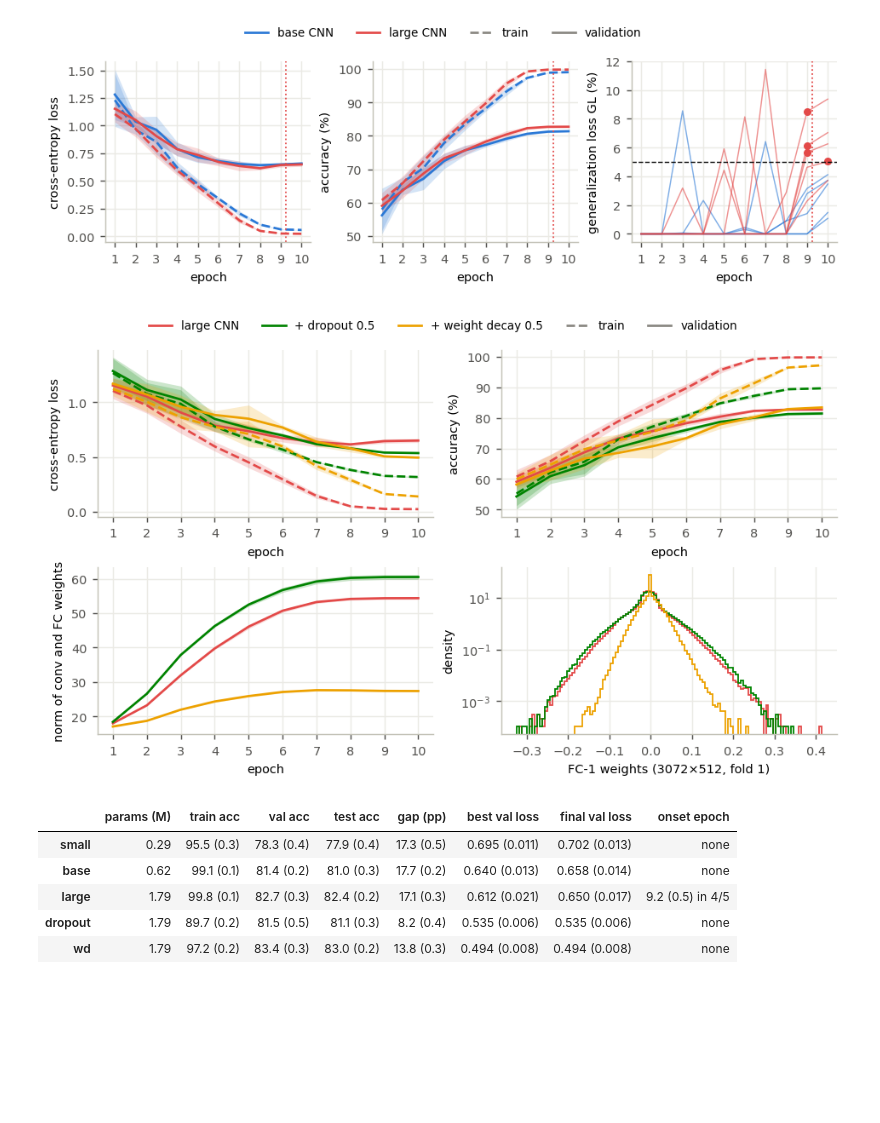
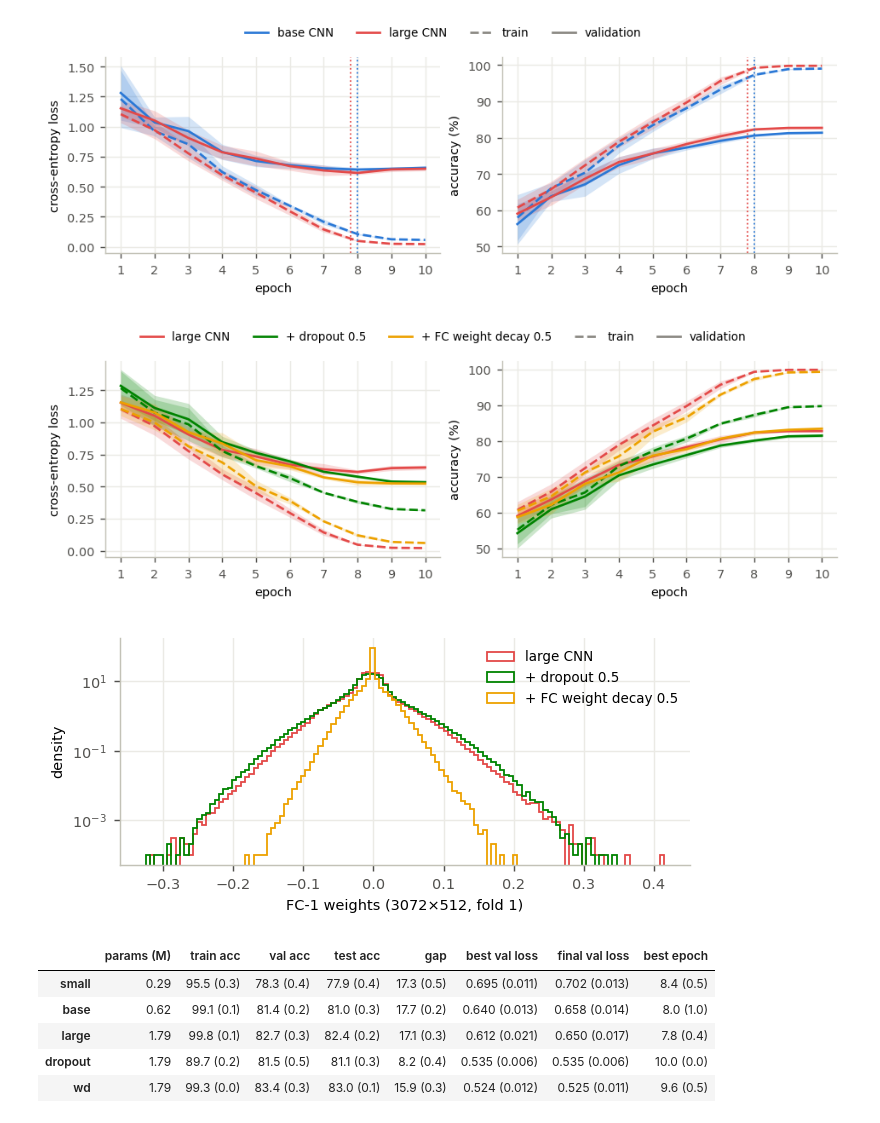
Before and after one commit to AxelFridman/HW3_ML_NN, a Jupyter notebook: 2_overfitting.ipynb, the cells around one changed output. Saved outputs shown, nothing was run; the diff lists cells and outputs as text; code cells hidden in the pictures; blank space fills up the shorter version.

```diff
--- a/2_overfitting.ipynb
+++ b/2_overfitting.ipynb
@@ -10,7 +10,7 @@ B = json.load(open(BEST))['cnn']
 large = dict(model=partial(CNN, 48, 512), lr=B['lr'])
 S = {'small': dict(model=partial(CNN, 16), lr=B['lr']), 'base': dict(model=partial(CNN, B['arch']), lr=B['lr']),
      'large': large, 'dropout': large | dict(model=partial(CNN, 48, 512, .5)), 'wd': large | dict(wd=.5)}
-key = {'small': f"cnn_16-32-64_{B['lr']:g}", 'base': B['key'], 'large': 'large', 'dropout': 'large_dropout', 'wd': 'large_wd'}
+key = {'small': f"cnn_16-32-64_{B['lr']:g}", 'base': B['key'], 'large': 'large', 'dropout': 'large_dropout', 'wd': 'large_fcwd'}
 R = cv({key[k]: S[k] for k in S})
 R = {k: R[key[k]] for k in S}
 diagram('arch_large', [cnn_layers(B['arch']), cnn_layers(48, 512)])
@@ -40,0 +22,4 @@ pd.DataFrame(ons, index=[f'fold {f + 1}' for f in range(FOLDS)])
+# %%
+best = {k: np.array([r['val_loss'].argmin().item() + 1 for r in R[k]]) for k in R}
+rise = {k: [100 * (r['val_loss'][-1] / r['val_loss'].min() - 1).item() for r in R[k]] for k in R}
+pd.DataFrame(best, index=[f'fold {f + 1}' for f in range(FOLDS)])
@@ -41,50 +33,46 @@ pd.DataFrame(ons, index=[f'fold {f + 1}' for f in range(FOLDS)])
 # %%
-fig, axes = plt.subplots(1, 3, figsize=(7.2, 2.4), sharex=True)
+fig, axes = plt.subplots(1, 2, figsize=(7.2, 2.5))
 G = {'base CNN': ('base', COL['cnn']), 'large CNN': ('large', COL['large'])}
-curves({k: (R[n], c) for k, (n, c) in G.items()}, axes[:2])
+curves({k: (R[n], c) for k, (n, c) in G.items()}, axes)
 for n, c in G.values():
-    g, o = np.stack([gl(r) for r in R[n]]), ons[n]
-    axes[2].plot(range(1, g.shape[1] + 1), g.T, color=c, lw=.8, alpha=.6)
-    axes[2].plot(o, [g[f, int(e) - 1] if e > 0 else np.nan for f, e in enumerate(o)], 'o', ms=4, color=c)
-    if np.isfinite(o).any():
-        for ax in axes:
-            ax.axvline(np.nanmean(o), color=c, ls=':', lw=1)
-axes[2].axhline(ALPHA, color=INK, ls='--', lw=.8)
-axes[2].set(xlabel='epoch', ylabel='generalization loss GL (%)')
+    for ax in axes:
+        ax.axvline(best[n].mean(), color=c, ls=':', lw=1)
 save(fig, 'overfit')
 # %% [output]
-[figure, old version]
+[figure, new version]
+# %%
+G = {'large CNN': ('large', COL['large']), '+ dropout 0.5': ('dropout', COL['dropout']),
+     '+ FC weight decay 0.5': ('wd', COL['wd'])}
+fig, axes = plt.subplots(1, 2, figsize=(7.2, 2.5))
+curves({k: (R[n], c) for k, (n, c) in G.items()}, axes)
+save(fig, 'regularize')
+# %% [output]
+[figure, added]
 # %%
-G = {'large CNN': ('large', COL['large']), '+ dropout 0.5': ('dropout', COL['dropout']),
-     '+ weight decay 0.5': ('wd', COL['wd'])}
-fig, axes = plt.subplots(2, 2, figsize=(7.2, 4.2))
-curves({k: (R[n], c) for k, (n, c) in G.items()}, axes[0])
-W = {n: load(key[n], S[n]['model'])[5].weight.detach().flatten().numpy() for n, _ in G.values()}
+W = {k: load(key[n], S[n]['model'])[5].weight.detach().flatten().numpy() for k, (n, _) in G.items()}
 bins = np.histogram_bin_edges(np.concatenate(list(W.values())), 120)
-for n, c in G.values():
-    band(axes[1, 0], R[n], 'wnorm', c)
-    axes[1, 1].hist(W[n], bins, histtype='step', color=c, density=True)
-axes[1, 0].set(xlabel='epoch', ylabel='norm of conv and FC weights')
-axes[1, 1].set(xlabel='FC-1 weights (3072×512, fold 1)', ylabel='density', yscale='log')
-save(fig, 'regularize')
+fig, ax = plt.subplots(figsize=(5, 2.2))
+for k, (n, c) in G.items():
+    ax.hist(W[k], bins, histtype='step', color=c, density=True, label=k)
+ax.set(xlabel='FC-1 weights (3072×512, fold 1)', ylabel='density', yscale='log')
+ax.legend()
+save(fig, 'fc_weights')
 # %% [output]
-[figure, old version]
+[figure, new version]
 # %%
-on = lambda k: 'none' if np.isnan(ons[k]).all() else f'{ms(ons[k][np.isfinite(ons[k])], 1)} in {np.isfinite(ons[k]).sum()}/{FOLDS}'
 T = pd.DataFrame({k: {'params (M)': f"{R[k][0]['params'] / 1e6:.2f}", 'train acc': ms(last(R[k], 'train_acc')),
                       'val acc': ms(last(R[k], 'val_acc')), 'test acc': ms(last(R[k], 'test_acc')),
-                      'gap (pp)': ms(last(R[k], 'train_acc') - last(R[k], 'val_acc')),
+                      'gap': ms(last(R[k], 'train_acc') - last(R[k], 'val_acc')),
                       'best val loss': ms([r['val_loss'].min().item() for r in R[k]], 1, 3),
-                      'final val loss': ms(last(R[k], 'val_loss'), 1, 3), 'onset epoch': on(k)} for k in R}).T
-rows('t2_table', T.set_axis(['Small CNN', 'Base CNN', 'Large CNN', '+ dropout', '+ weight decay']))
-tex('t2', glAlpha=ALPHA, largeDiff=pdiff(R['large'], R['base']), dropoutDiff=pdiff(R['dropout'], R['large']),
-    wdDiff=pdiff(R['wd'], R['large']), **{k + n: T[c][k] for k in R for n, c in (
-        ('Onset', 'onset epoch'), ('Gap', 'gap (pp)'), ('Test', 'test acc'), ('Loss', 'final val loss'))})
+                      'final val loss': ms(last(R[k], 'val_loss'), 1, 3), 'best epoch': ms(best[k], 1)} for k in R}).T
+rows('t2_table', T.set_axis(['Small CNN', 'Base CNN', 'Large CNN', '+ dropout', '+ FC weight decay']))
+tex('t2', **{k + n: v for k in R for n, v in (('Best', T['best epoch'][k]), ('Rise', ms(rise[k], 1)),
+                                              ('Test', T['test acc'][k]), ('Gap', T['gap'][k]))})
 T
 # %% [output]
-|  | params (M) | train acc | val acc | test acc | gap (pp) | best val loss | final val loss | onset epoch |
-| small | 0.29 | 95.5 (0.3) | 78.3 (0.4) | 77.9 (0.4) | 17.3 (0.5) | 0.695 (0.011) | 0.702 (0.013) | none |
-| base | 0.62 | 99.1 (0.1) | 81.4 (0.2) | 81.0 (0.3) | 17.7 (0.2) | 0.640 (0.013) | 0.658 (0.014) | none |
-| large | 1.79 | 99.8 (0.1) | 82.7 (0.3) | 82.4 (0.2) | 17.1 (0.3) | 0.612 (0.021) | 0.650 (0.017) | 9.2 (0.5) in 4/5 |
-| dropout | 1.79 | 89.7 (0.2) | 81.5 (0.5) | 81.1 (0.3) | 8.2 (0.4) | 0.535 (0.006) | 0.535 (0.006) | none |
-| wd | 1.79 | 97.2 (0.2) | 83.4 (0.3) | 83.0 (0.2) | 13.8 (0.3) | 0.494 (0.008) | 0.494 (0.008) | none |
+|  | params (M) | train acc | val acc | test acc | gap | best val loss | final val loss | best epoch |
+| small | 0.29 | 95.5 (0.3) | 78.3 (0.4) | 77.9 (0.4) | 17.3 (0.5) | 0.695 (0.011) | 0.702 (0.013) | 8.4 (0.5) |
+| base | 0.62 | 99.1 (0.1) | 81.4 (0.2) | 81.0 (0.3) | 17.7 (0.2) | 0.640 (0.013) | 0.658 (0.014) | 8.0 (1.0) |
+| large | 1.79 | 99.8 (0.1) | 82.7 (0.3) | 82.4 (0.2) | 17.1 (0.3) | 0.612 (0.021) | 0.650 (0.017) | 7.8 (0.4) |
+| dropout | 1.79 | 89.7 (0.2) | 81.5 (0.5) | 81.1 (0.3) | 8.2 (0.4) | 0.535 (0.006) | 0.535 (0.006) | 10.0 (0.0) |
+| wd | 1.79 | 99.3 (0.0) | 83.4 (0.3) | 83.0 (0.1) | 15.9 (0.3) | 0.524 (0.012) | 0.525 (0.011) | 9.6 (0.5) |
```
Also changed, not shown: parts of 6 cells of this notebook, 1 other file.
